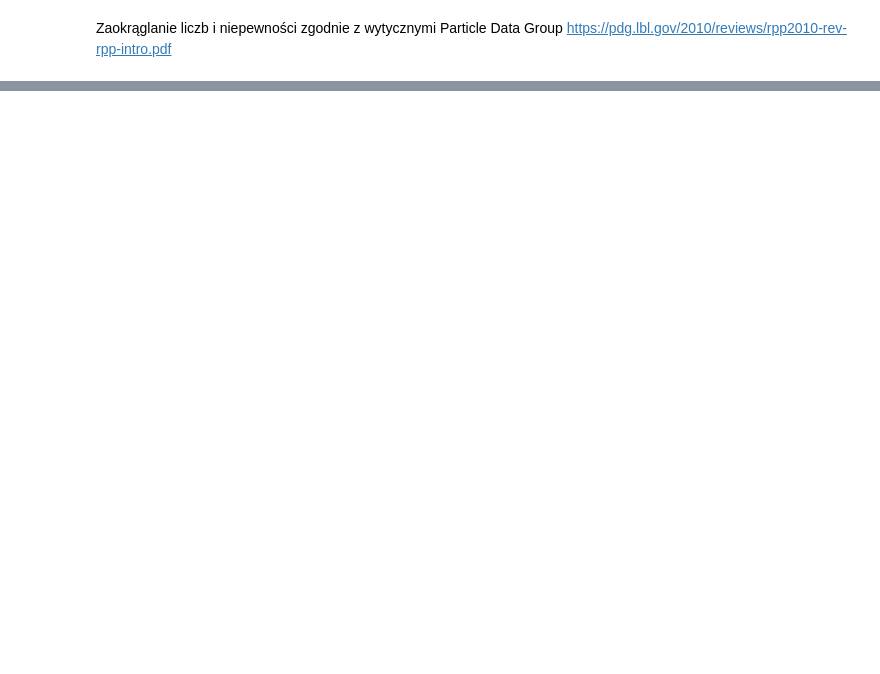
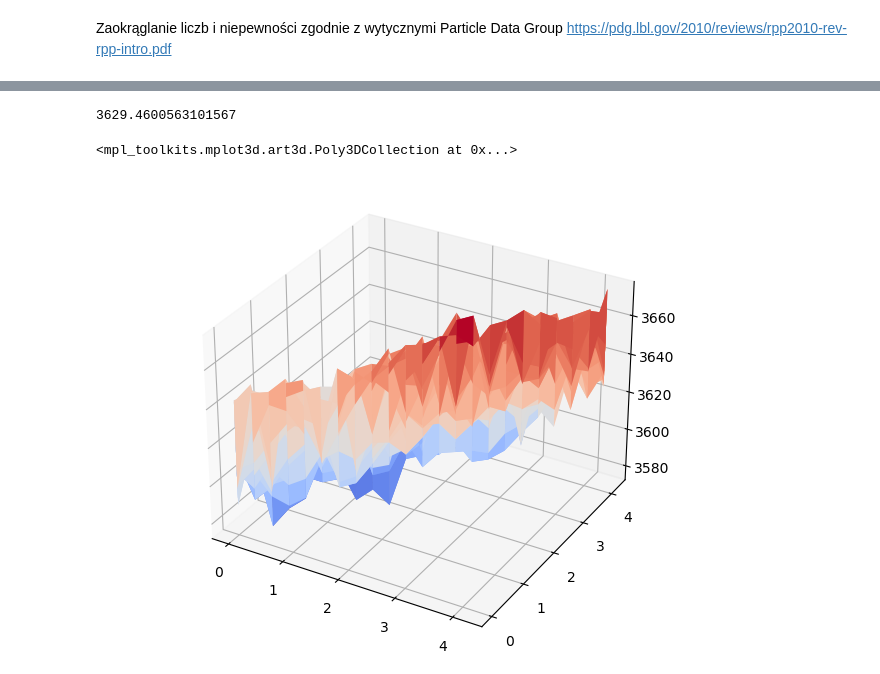
Before and after one commit to michelangelo21/NLTK-kelvin-probe, a Jupyter notebook: raport.ipynb, the cells around one changed output, grey strips where cells are left out. Saved outputs shown, nothing was run; the diff lists cells and outputs as text; code cells hidden in the pictures; blank space fills up the shorter version.

```diff
--- a/raport.ipynb
+++ b/raport.ipynb
@@ -86,0 +103,28 @@ plt.show()
+# %%
+X = np.linspace(0, 4.19, 23)
+Y = np.linspace(0, 4.19, 23)
+
+topo_Al = dict()
+fname = "Topografia CPD dla Al.dat"
+topo_Al["work"] = np.genfromtxt(fname, skip_header=1, max_rows=23, delimiter=',', usecols=range(23))
+# topo_Al["tracking"] = np.genfromtxt(fname, skip_header=25, max_rows=23, delimiter=',', usecols=range(23))
+# topo_Al["grad"] = np.genfromtxt(fname, skip_header=49, max_rows=23, delimiter=',', usecols=range(23))
+# topo_Al["time"] = np.genfromtxt(fname, skip_header=73, max_rows=23, delimiter=',', usecols=range(23))
+
+topo_Al["WF"] = WF_tip.n + 1*e * topo_Al["work"]
+print(topo_Al["WF"].mean())
+
+# fig, ax = plt.subplots(subplot_kw={"projection": "3d"})
+fig = plt.figure()
+ax = Axes3D(fig)
+ax.plot_surface(X, Y, topo_Al["WF"], cmap=cm.coolwarm)
+# surf = ax.plot_surface(X, Y, topo_Au["WF"], cmap=cm.coolwarm)
+# fig.colorbar(surf, shrink=0.5, aspect=5)
+# fig.colorbar(surf, shrink=0.5, aspect=5)
+# plt.show()
+
+# axes3d.Axes3D(X, Y, topo_Au["WF"])
+# %% [output]
+3629.4600563101567
+<mpl_toolkits.mplot3d.art3d.Poly3DCollection at 0x...>
+[figure, added]
```
Also changed, not shown: parts of 11 cells of this notebook.
